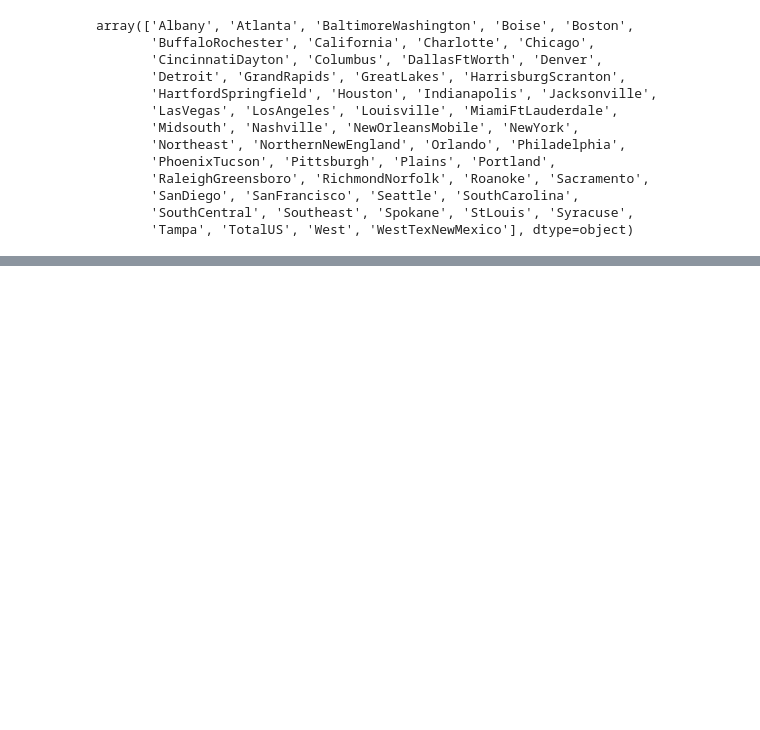
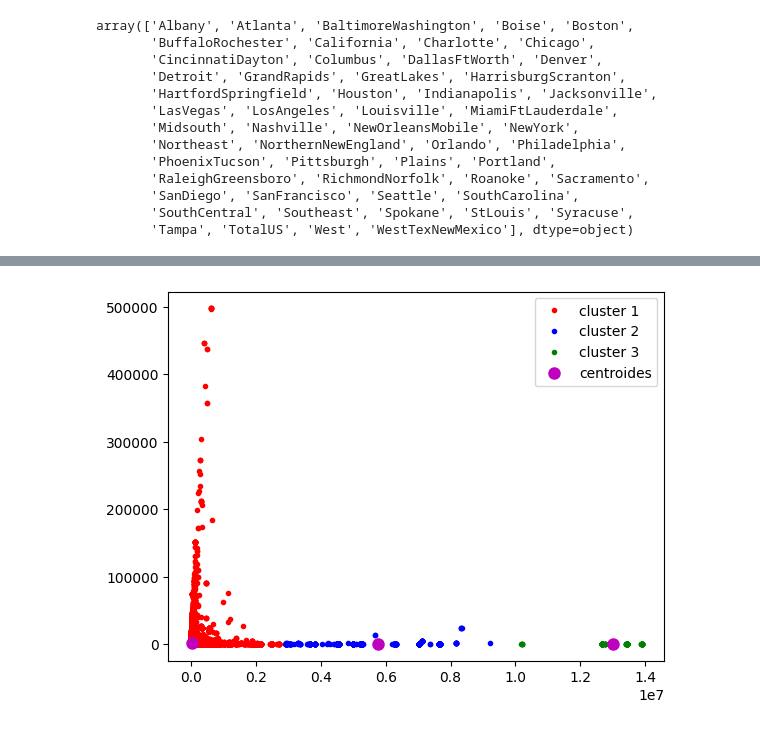
Before and after one commit to plpcollado/Laboratorio_A01664621, a Jupyter notebook: Pandas_A01664621.ipynb, the cells around one changed output, grey strips where cells are left out. Saved outputs shown, nothing was run; the diff lists cells and outputs as text; code cells hidden in the pictures; blank space fills up the shorter version.

```diff
--- a/Pandas_A01664621.ipynb
+++ b/Pandas_A01664621.ipynb
@@ -124,0 +161,16 @@ array(['Albany', 'Atlanta', 'BaltimoreWashington', 'Boise', 'Boston',
+# %%
+#Creating the centroids and labels
+centroides = k_means.cluster_centers_
+etiquetas = k_means.labels_
+# %%
+#Plotting the clusters
+plt.plot(var2[etiquetas==0,0],var2[etiquetas==0,1],'r.', label='cluster 1')
+plt.plot(var2[etiquetas==1,0],var2[etiquetas==1,1],'b.', label='cluster 2')
+plt.plot(var2[etiquetas==2,0],var2[etiquetas==2,1],'g.', label='cluster 3')
+
+plt.plot(centroides[:,0],centroides[:,1],'mo',markersize=8, label='centroides')
+
+plt.legend(loc='best')
+plt.show()
+# %% [output]
+[figure, added]
```
Also changed, not shown: parts of 6 cells of this notebook, 1 other file.
